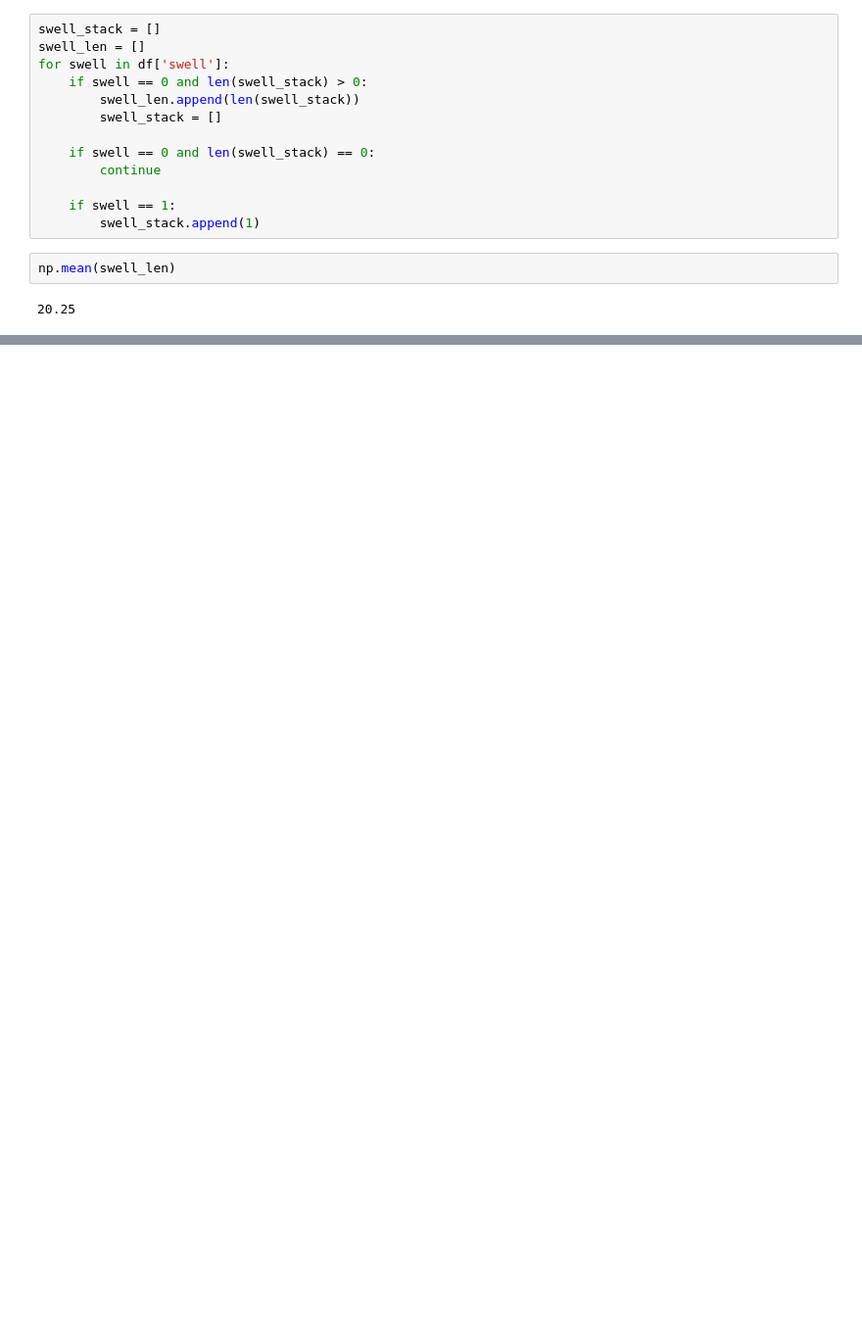
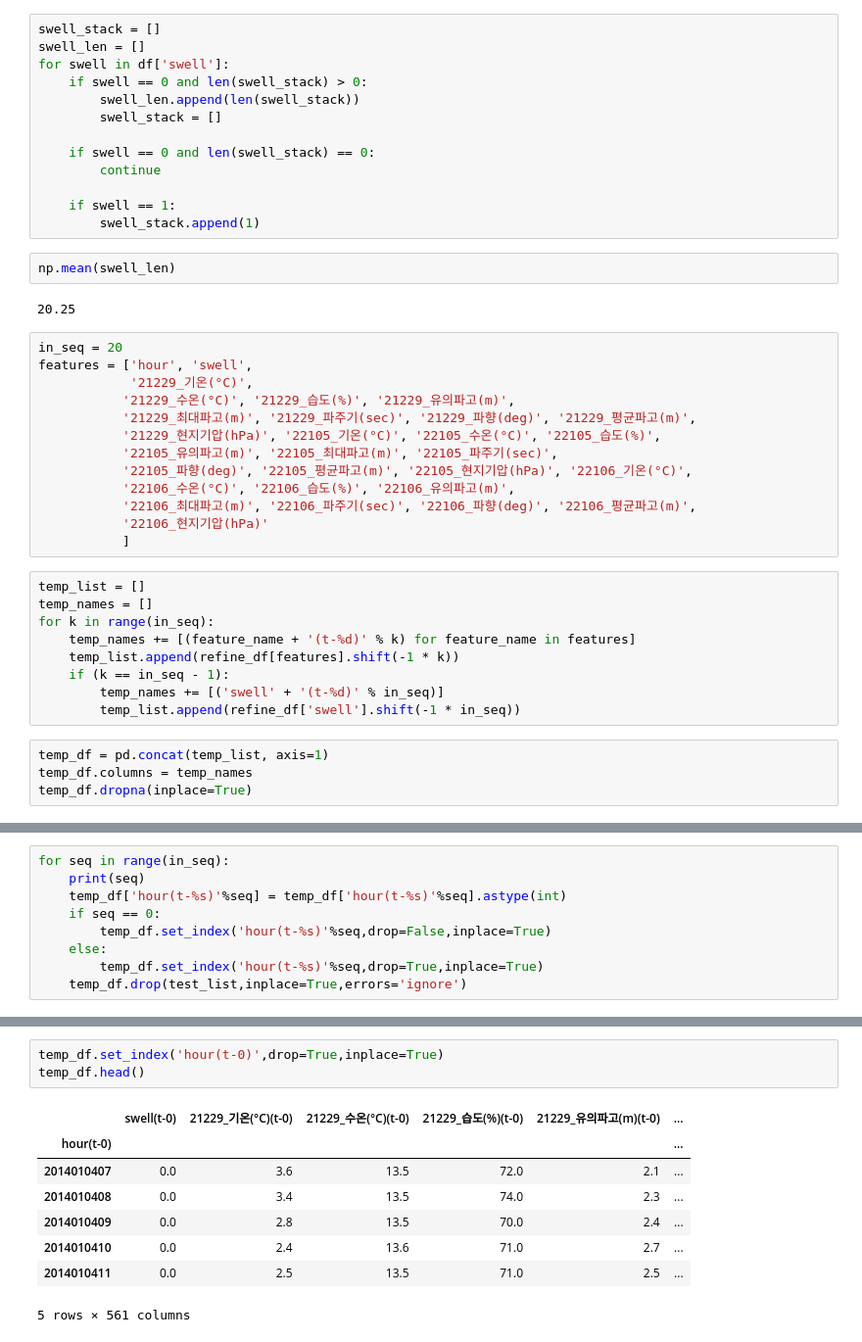
Before and after one commit to junwoopark92/2018-Posco-AI-Challenge, a Jupyter notebook: Task2_forecast_swell/jw/make_lstm_data.ipynb, the cells around one changed output, grey strips where cells are left out. Shown: that part at 98% size. Saved outputs shown, nothing was run; the diff lists cells and outputs as text; blank space fills up the shorter version.

```diff
--- a/Task2_forecast_swell/jw/make_lstm_data.ipynb
+++ b/Task2_forecast_swell/jw/make_lstm_data.ipynb
@@ -111,3 +129,29 @@ for swell in df['swell']:
 np.mean(swell_len)
 # %% [output]
 20.25
+# %%
+in_seq = 20
+features = ['hour', 'swell',
+            '21229_기온(°C)',
+           '21229_수온(°C)', '21229_습도(%)', '21229_유의파고(m)',
+           '21229_최대파고(m)', '21229_파주기(sec)', '21229_파향(deg)', '21229_평균파고(m)',
+           '21229_현지기압(hPa)', '22105_기온(°C)', '22105_수온(°C)', '22105_습도(%)',
+           '22105_유의파고(m)', '22105_최대파고(m)', '22105_파주기(sec)',
+           '22105_파향(deg)', '22105_평균파고(m)', '22105_현지기압(hPa)', '22106_기온(°C)',
+           '22106_수온(°C)', '22106_습도(%)', '22106_유의파고(m)',
+           '22106_최대파고(m)', '22106_파주기(sec)', '22106_파향(deg)', '22106_평균파고(m)',
+           '22106_현지기압(hPa)'
+           ]
+# %%
+temp_list = []
+temp_names = []
+for k in range(in_seq):
+    temp_names += [(feature_name + '(t-%d)' % k) for feature_name in features]
+    temp_list.append(refine_df[features].shift(-1 * k))
+    if (k == in_seq - 1):
+        temp_names += [('swell' + '(t-%d)' % in_seq)]
+        temp_list.append(refine_df['swell'].shift(-1 * in_seq))
+# %%
+temp_df = pd.concat(temp_list, axis=1)
+temp_df.columns = temp_names
+temp_df.dropna(inplace=True)
@@ -113,0 +176,9 @@ np.mean(swell_len)
+# %%
+for seq in range(in_seq):
+    print(seq)
+    temp_df['hour(t-%s)'%seq] = temp_df['hour(t-%s)'%seq].astype(int)
+    if seq == 0:
+        temp_df.set_index('hour(t-%s)'%seq,drop=False,inplace=True)
+    else:
+        temp_df.set_index('hour(t-%s)'%seq,drop=True,inplace=True)
+    temp_df.drop(test_list,inplace=True,errors='ignore')
@@ -113,0 +206,12 @@ np.mean(swell_len)
+# %%
+temp_df.set_index('hour(t-0)',drop=True,inplace=True)
+temp_df.head()
+# %% [output]
+|  | swell(t-0) | 21229_기온(°C)(t-0) | 21229_수온(°C)(t-0) | 21229_습도(%)(t-0) | 21229_유의파고(m)(t-0) | ... |
+| hour(t-0) |  |  |  |  |  | ... |
+| 2014010407 | 0.0 | 3.6 | 13.5 | 72.0 | 2.1 | ... |
+| 2014010408 | 0.0 | 3.4 | 13.5 | 74.0 | 2.3 | ... |
+| 2014010409 | 0.0 | 2.8 | 13.5 | 70.0 | 2.4 | ... |
+| 2014010410 | 0.0 | 2.4 | 13.6 | 71.0 | 2.7 | ... |
+| 2014010411 | 0.0 | 2.5 | 13.5 | 71.0 | 2.5 | ... |
+5 rows × 561 columns
```
Also changed, not shown: parts of 20 cells of this notebook, 1 other file.
